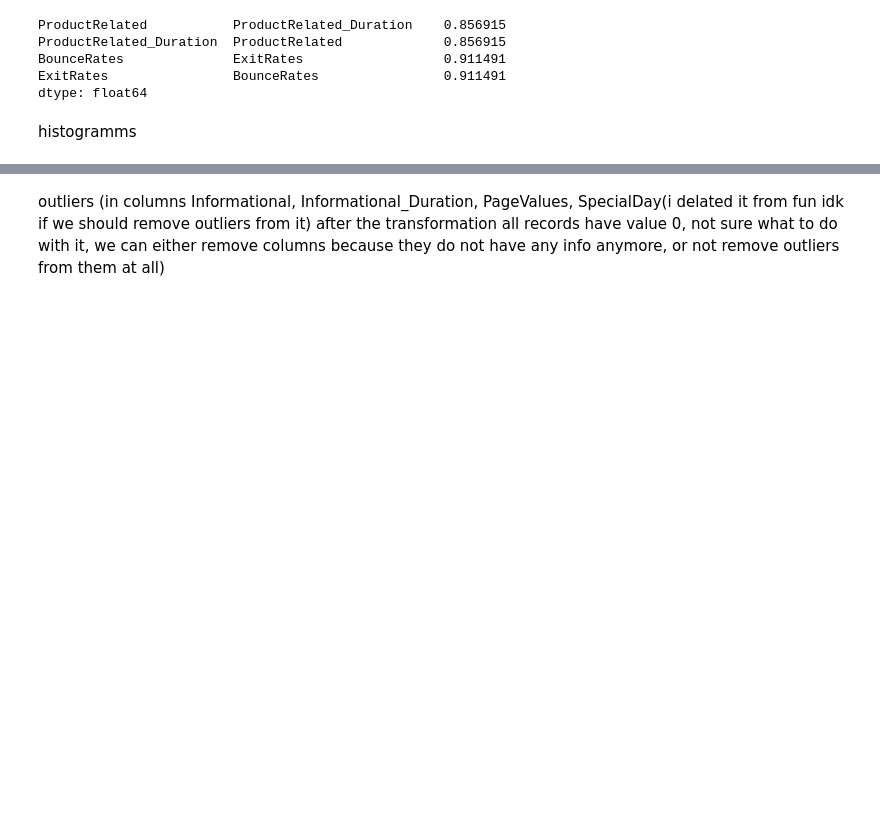
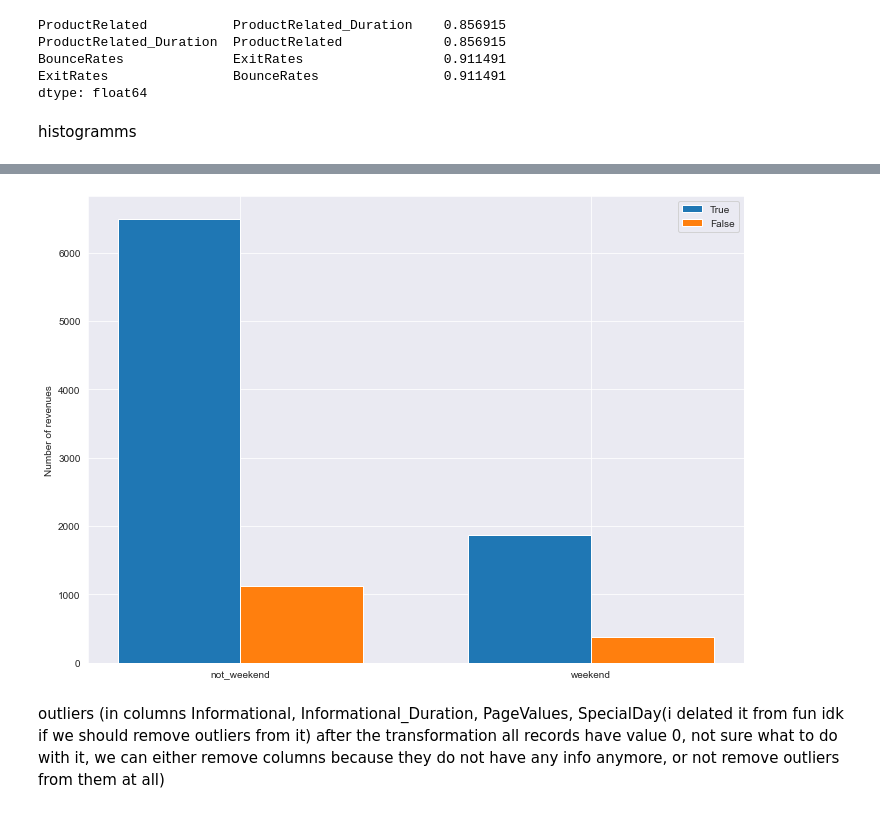
Before and after one commit to qw1mi/ml_pr2, a Jupyter notebook: EDA.ipynb, the cells around one changed output, grey strips where cells are left out. Saved outputs shown, nothing was run; the diff lists cells and outputs as text; code cells hidden in the pictures; blank space fills up the shorter version.

```diff
--- a/EDA.ipynb
+++ b/EDA.ipynb
@@ -159,2 +217,23 @@ plt.subplots_adjust(hspace=0.5)
+# %%
+grouped = data_encoded.groupby(by=["Weekend","Revenue"]).size()
+labels = ['not_weekend', 'weekend']
+notweekend = [grouped[0][0], grouped[1][0]]
+weekend = [grouped[0][1], grouped[1][1]]
+x = np.arange(len(labels))
+width = 0.35
+fig, ax = plt.subplots(figsize=(10,7))
+rects1 = ax.bar(x - width/2, notweekend, width, label='True')
+rects2 = ax.bar(x + width/2, weekend, width, label='False')
+
+ax.set_ylabel('Number of revenues')
+ax.set_xticks(x)
+ax.set_xticklabels(labels)
+ax.legend()
+
+fig.tight_layout()
+
+plt.show()
+# %% [output]
+[figure, added]
 # %% [markdown]
 outliers (in columns Informational, Informational_Duration, PageValues, SpecialDay(i delated it from fun idk if we should remove outliers from it) after the transformation all records have value 0, not sure what to do with it, we can either remove columns because they do not have any info anymore, or not remove outliers from them at all)
```
Also changed, not shown: parts of 26 cells of this notebook.
